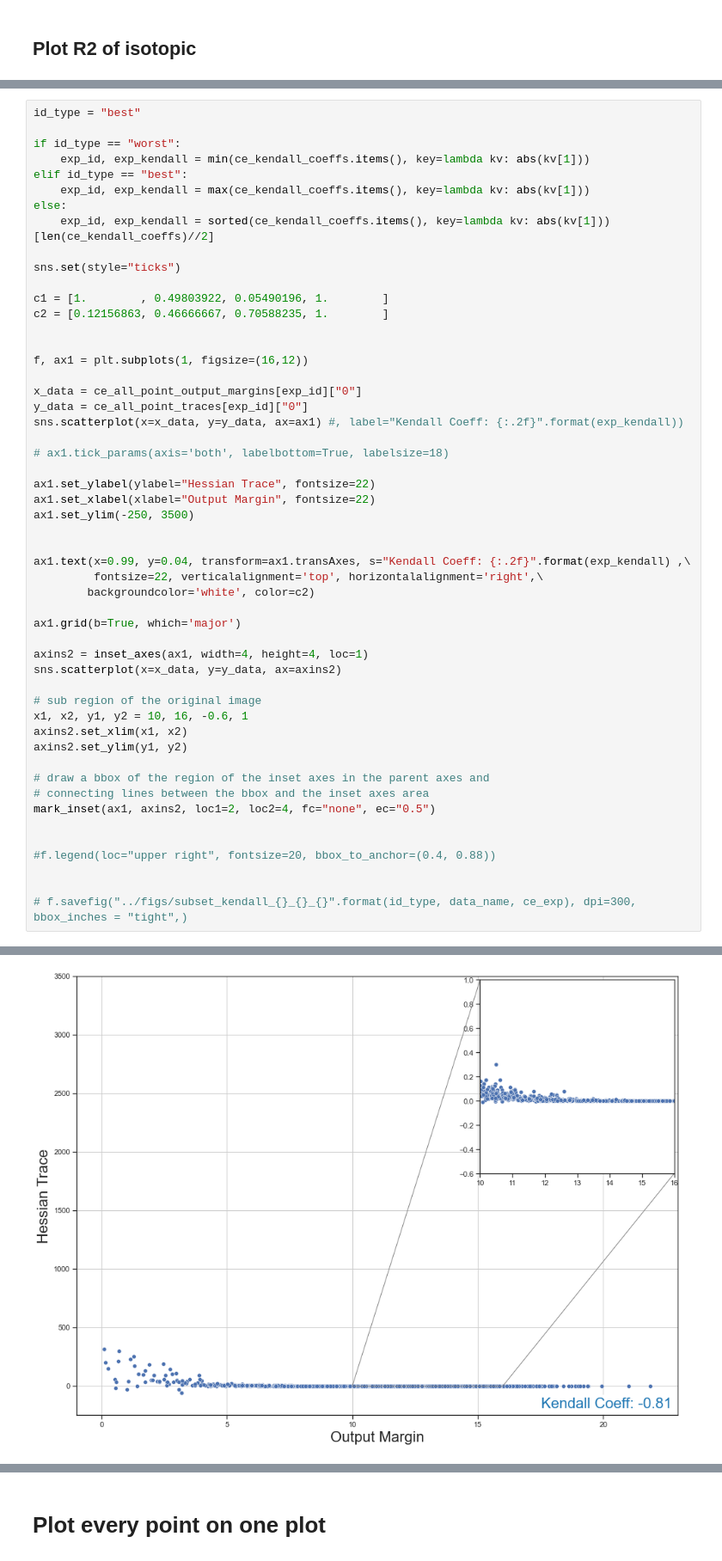
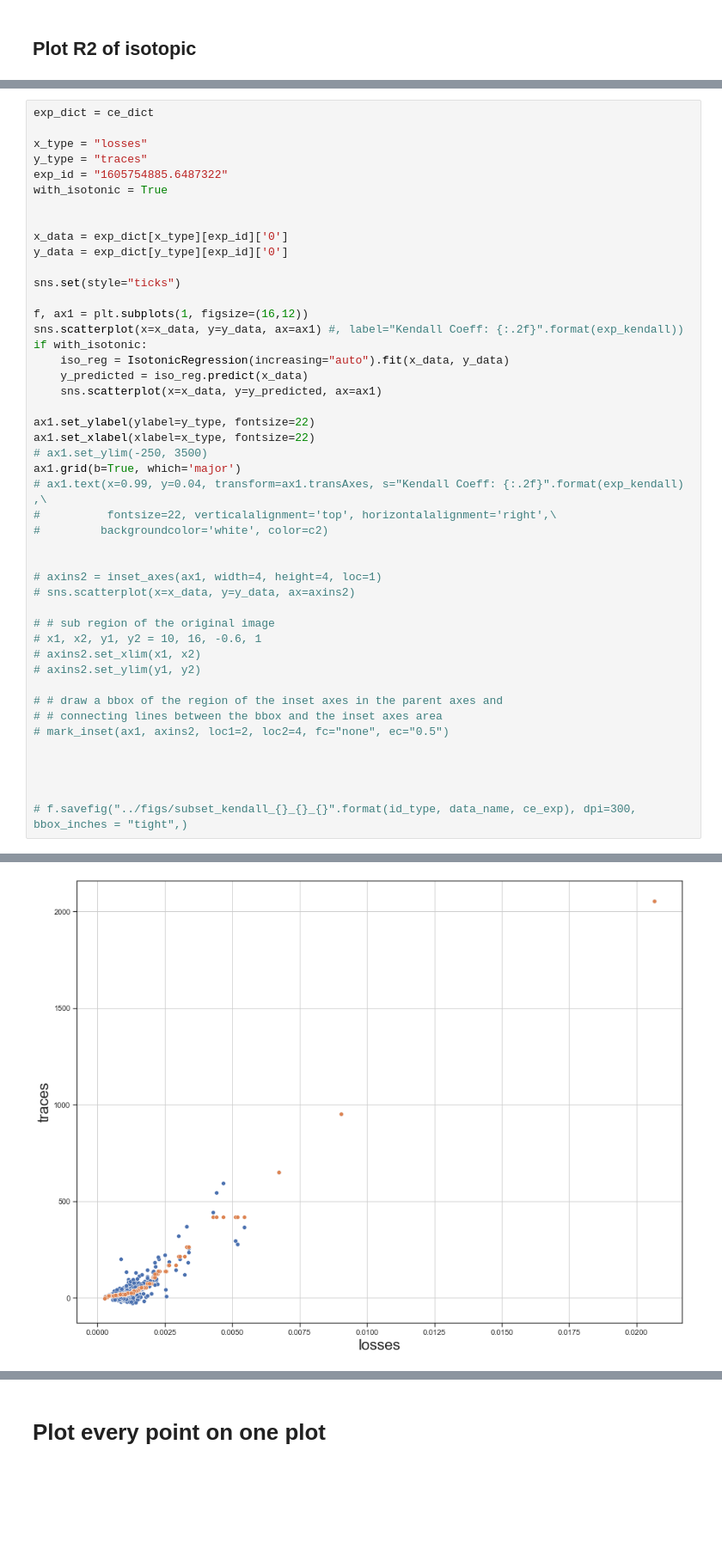
Before and after one commit to daniellengyel/deep_generalizability, a Jupyter notebook: notebooks/Complexity Measure Comparisons.ipynb, the cells around one changed output, grey strips where cells are left out. Shown at 86% size. Saved outputs shown, nothing was run; the diff lists cells and outputs as text; blank space fills up the shorter version.

```diff
--- a/notebooks/Complexity Measure Comparisons.ipynb
+++ b/notebooks/Complexity Measure Comparisons.ipynb
@@ -324,52 +241,46 @@ from mpl_toolkits.axes_grid1.inset_locator import inset_axes, mark_inset
 # %%
-id_type = "best"
+exp_dict = ce_dict
 
-if id_type == "worst":
-    exp_id, exp_kendall = min(ce_kendall_coeffs.items(), key=lambda kv: abs(kv[1]))
-elif id_type == "best":
-    exp_id, exp_kendall = max(ce_kendall_coeffs.items(), key=lambda kv: abs(kv[1]))
-else:
-    exp_id, exp_kendall = sorted(ce_kendall_coeffs.items(), key=lambda kv: abs(kv[1]))[len(ce_kendall_coeffs)//2]
+x_type = "losses"
+y_type = "traces"
+exp_id = "1605754885.6487322"
+with_isotonic = True
+
+
+x_data = exp_dict[x_type][exp_id]['0']
+y_data = exp_dict[y_type][exp_id]['0']
 
 sns.set(style="ticks")
 
-c1 = [1.        , 0.49803922, 0.05490196, 1.        ]
-c2 = [0.12156863, 0.46666667, 0.70588235, 1.        ]
+f, ax1 = plt.subplots(1, figsize=(16,12))
+sns.scatterplot(x=x_data, y=y_data, ax=ax1) #, label="Kendall Coeff: {:.2f}".format(exp_kendall))
+if with_isotonic:
+    iso_reg = IsotonicRegression(increasing="auto").fit(x_data, y_data)
+    y_predicted = iso_reg.predict(x_data)
+    sns.scatterplot(x=x_data, y=y_predicted, ax=ax1)
+
+ax1.set_ylabel(ylabel=y_type, fontsize=22)
+ax1.set_xlabel(xlabel=x_type, fontsize=22)
+# ax1.set_ylim(-250, 3500)
+ax1.grid(b=True, which='major')
+# ax1.text(x=0.99, y=0.04, transform=ax1.transAxes, s="Kendall Coeff: {:.2f}".format(exp_kendall) ,\
+#          fontsize=22, verticalalignment='top', horizontalalignment='right',\
+#         backgroundcolor='white', color=c2)
 
 
-f, ax1 = plt.subplots(1, figsize=(16,12))
+# axins2 = inset_axes(ax1, width=4, height=4, loc=1)
+# sns.scatterplot(x=x_data, y=y_data, ax=axins2)
 
-x_data = ce_all_point_output_margins[exp_id]["0"]
-y_data = ce_all_point_traces[exp_id]["0"]
-sns.scatterplot(x=x_data, y=y_data, ax=ax1) #, label="Kendall Coeff: {:.2f}".format(exp_kendall))
+# # sub region of the original image
+# x1, x2, y1, y2 = 10, 16, -0.6, 1
+# axins2.set_xlim(x1, x2)
+# axins2.set_ylim(y1, y2)
 
-# ax1.tick_params(axis='both', labelbottom=True, labelsize=18)
-
-ax1.set_ylabel(ylabel="Hessian Trace", fontsize=22)
-ax1.set_xlabel(xlabel="Output Margin", fontsize=22)
-ax1.set_ylim(-250, 3500)
+# # draw a bbox of the region of the inset axes in the parent axes and
+# # connecting lines between the bbox and the inset axes area
+# mark_inset(ax1, axins2, loc1=2, loc2=4, fc="none", ec="0.5")
 
 
-ax1.text(x=0.99, y=0.04, transform=ax1.transAxes, s="Kendall Coeff: {:.2f}".format(exp_kendall) ,\
-         fontsize=22, verticalalignment='top', horizontalalignment='right',\
-        backgroundcolor='white', color=c2)
-
-ax1.grid(b=True, which='major')
-
-axins2 = inset_axes(ax1, width=4, height=4, loc=1)
-sns.scatterplot(x=x_data, y=y_data, ax=axins2)
-
-# sub region of the original image
-x1, x2, y1, y2 = 10, 16, -0.6, 1
-axins2.set_xlim(x1, x2)
-axins2.set_ylim(y1, y2)
-
-# draw a bbox of the region of the inset axes in the parent axes and
-# connecting lines between the bbox and the inset axes area
-mark_inset(ax1, axins2, loc1=2, loc2=4, fc="none", ec="0.5")
-
-
-#f.legend(loc="upper right", fontsize=20, bbox_to_anchor=(0.4, 0.88))
 
 
 # f.savefig("../figs/subset_kendall_{}_{}_{}".format(id_type, data_name, ce_exp), dpi=300, bbox_inches = "tight",)
@@ -380 +288 @@ mark_inset(ax1, axins2, loc1=2, loc2=4, fc="none", ec="0.5")
-[figure, old version]
+[figure, new version]
```
Also changed, not shown: parts of 41 cells of this notebook, 1 other file.
